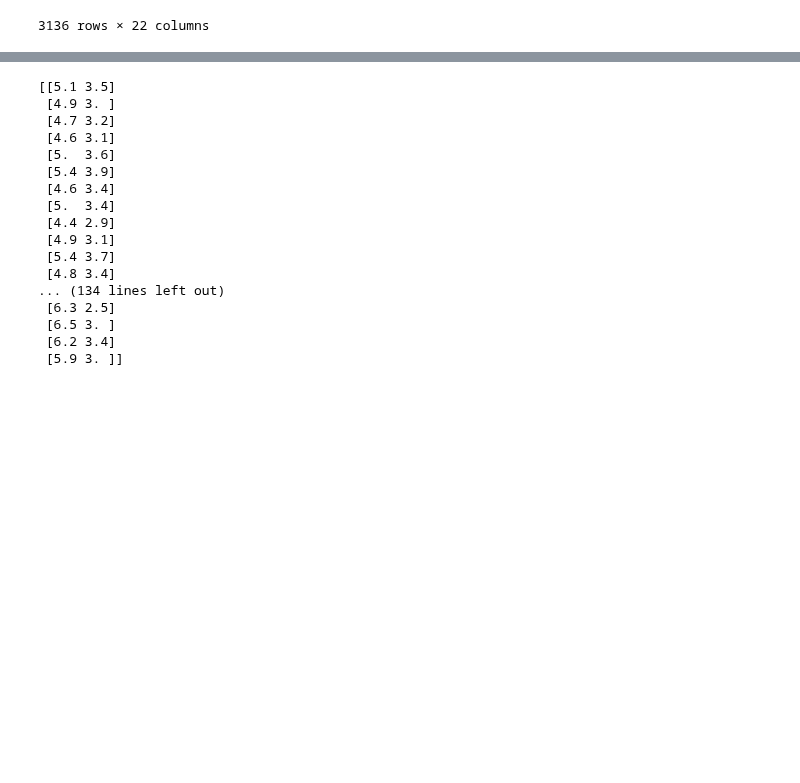
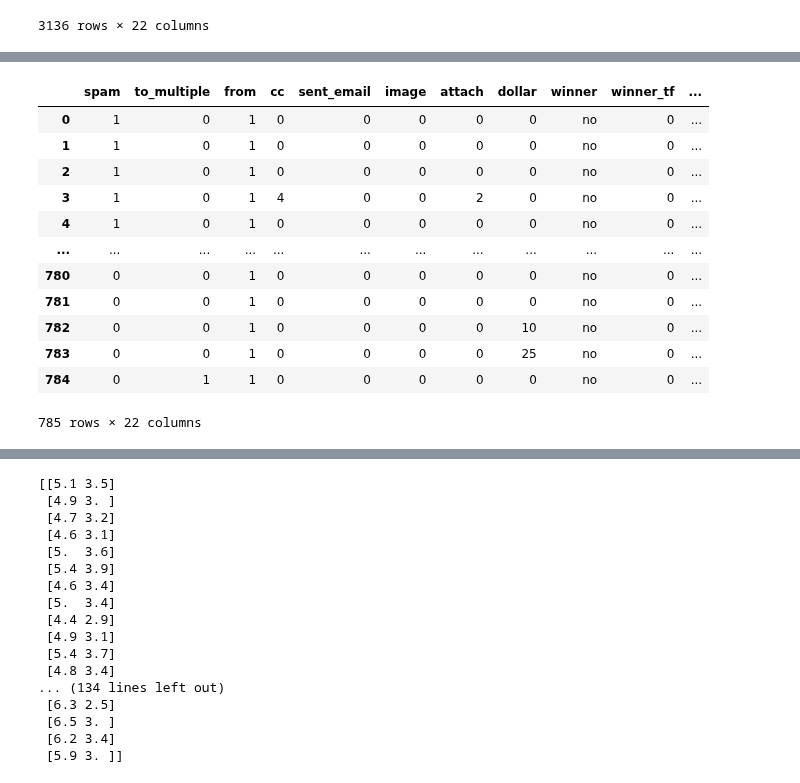
Before and after one commit to arvind-maurya/MachineLearning, a Jupyter notebook: Assignment/AIMLCEP_Q2.ipynb, the cells around one changed output, grey strips where cells are left out. Saved outputs shown, nothing was run; the diff lists cells and outputs as text; code cells hidden in the pictures; blank space fills up the shorter version.

```diff
--- a/Assignment/AIMLCEP_Q2.ipynb
+++ b/Assignment/AIMLCEP_Q2.ipynb
@@ -118,0 +179,23 @@ spam_class_train_data_tf.drop(columns='number')
+# %%
+#Lets rearrange the transformed column and drop the original column
+column_names = ['spam', 'to_multiple', 'from', 'cc', 'sent_email', 'image', 'attach',
+       'dollar', 'winner', 'winner_tf' ,'inherit', 'viagra', 'password', 'num_char',
+       'line_breaks', 'format', 're_subj', 'exclaim_subj', 'urgent_subj',
+       'exclaim_mess', 'number', 'number_tf']
+
+spam_class_test_data_tf = spam_class_test_data.reindex(columns=column_names)
+spam_class_test_data_tf
+# %% [output]
+|  | spam | to_multiple | from | cc | sent_email | image | attach | dollar | winner | winner_tf | ... |
+| 0 | 1 | 0 | 1 | 0 | 0 | 0 | 0 | 0 | no | 0 | ... |
+| 1 | 1 | 0 | 1 | 0 | 0 | 0 | 0 | 0 | no | 0 | ... |
+| 2 | 1 | 0 | 1 | 0 | 0 | 0 | 0 | 0 | no | 0 | ... |
+| 3 | 1 | 0 | 1 | 4 | 0 | 0 | 2 | 0 | no | 0 | ... |
+| 4 | 1 | 0 | 1 | 0 | 0 | 0 | 0 | 0 | no | 0 | ... |
+| ... | ... | ... | ... | ... | ... | ... | ... | ... | ... | ... | ... |
+| 780 | 0 | 0 | 1 | 0 | 0 | 0 | 0 | 0 | no | 0 | ... |
+| 781 | 0 | 0 | 1 | 0 | 0 | 0 | 0 | 0 | no | 0 | ... |
+| 782 | 0 | 0 | 1 | 0 | 0 | 0 | 0 | 10 | no | 0 | ... |
+| 783 | 0 | 0 | 1 | 0 | 0 | 0 | 0 | 25 | no | 0 | ... |
+| 784 | 0 | 1 | 1 | 0 | 0 | 0 | 0 | 0 | no | 0 | ... |
+785 rows × 22 columns
```
Also changed, not shown: parts of 9 cells of this notebook.
